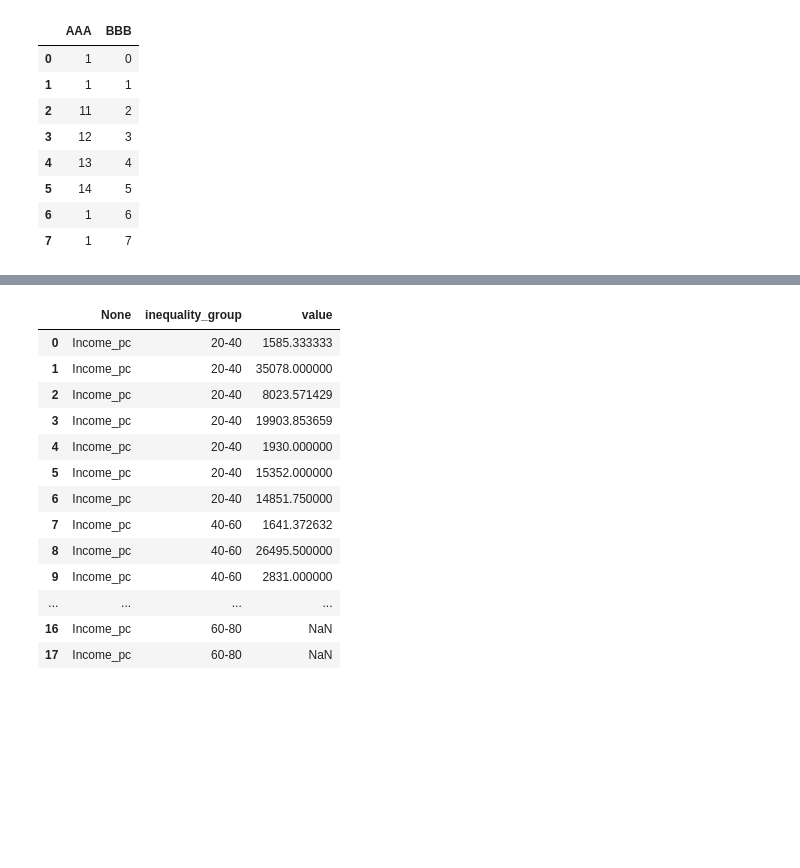
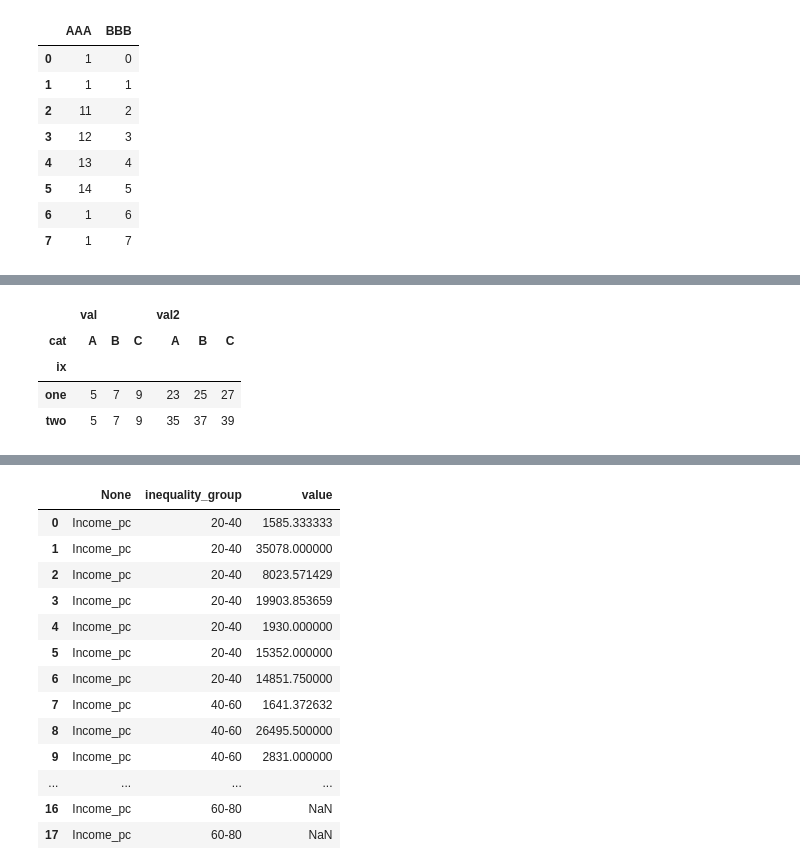
Before and after one commit to MaCoZu/notebooks, a Jupyter notebook: 02.2_Pandas.ipynb, the cells around one changed output, grey strips where cells are left out. Drawn from its saved outputs; the diff is of its cells as text; code cells hidden in the pictures; blank space fills up the shorter version.

```diff
--- a/02.2_Pandas.ipynb
+++ b/02.2_Pandas.ipynb
@@ -1443,3 +1463,13 @@ If not specified, all remaining columns will be used and the result will have hi
+# %%
+# Create a (pivot) table that aggregates values in one column ('val') which
+# have the same index ('ix') but differentiates them by a second column ('cat)
+df.pivot_table(index="ix", columns='cat', values=["val", 'val2'], aggfunc=sum)
+# %% [output]
+|  | val |  |  | val2 |  |  |
+| cat | A | B | C | A | B | C |
+| ix |  |  |  |  |  |  |
+| one | 5 | 7 | 9 | 23 | 25 | 27 |
+| two | 5 | 7 | 9 | 35 | 37 | 39 |
 # %%
 # function for grouping countries by ineqality index
 def inequality_groups(x):
```
Also changed, not shown: parts of 14 cells of this notebook, 5 other files.
